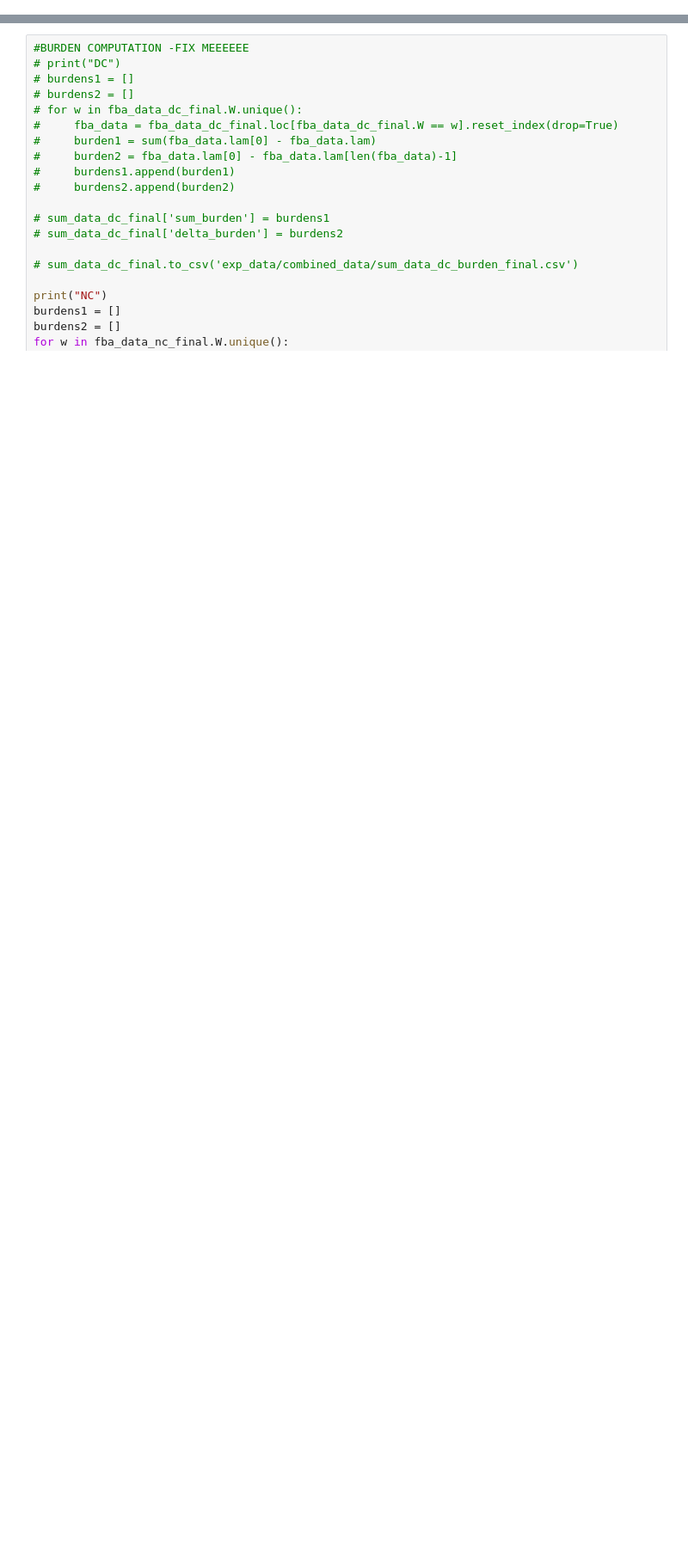
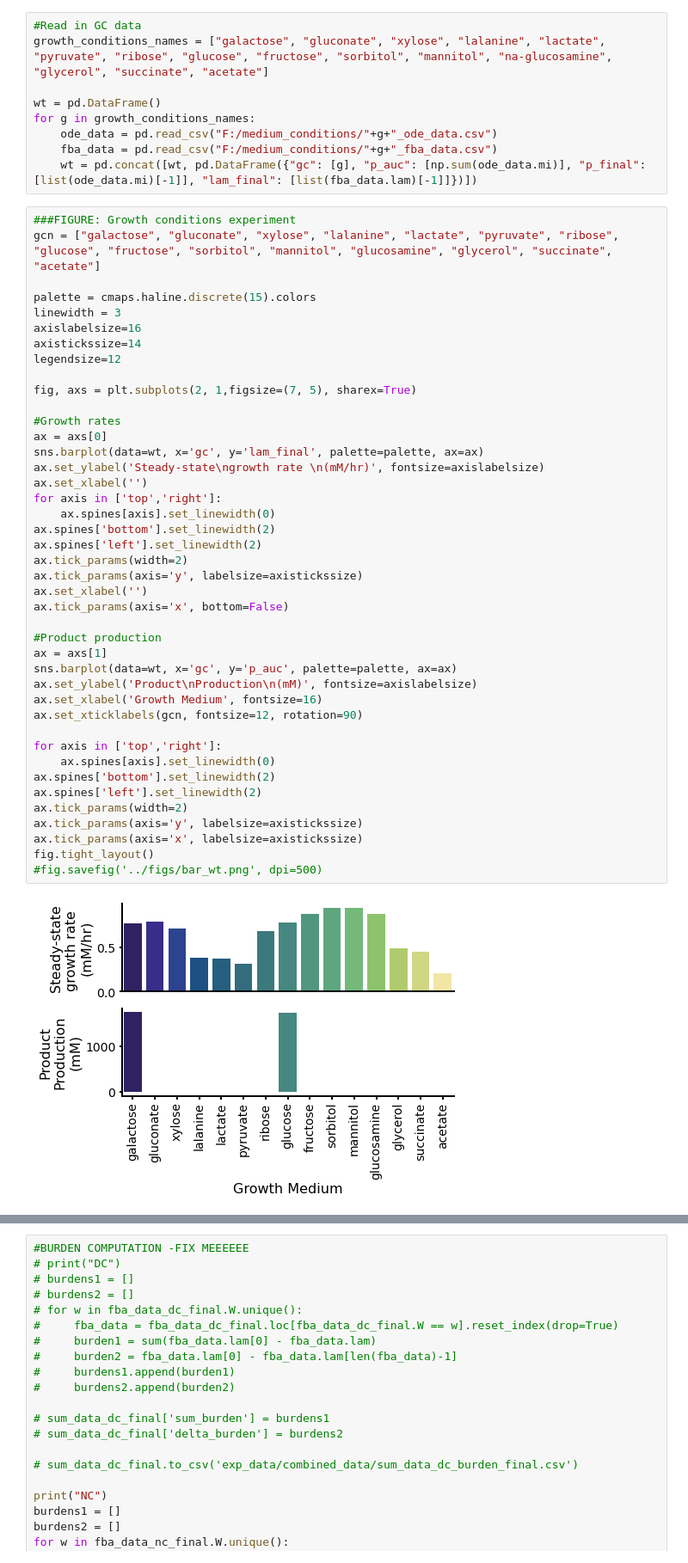
Before and after one commit to cjmerzbacher/joint-simulator, a Jupyter notebook: glucaric_acid/ga_viz.ipynb, the cells around one changed output, grey strips where cells are left out. Shown at 86% size. Drawn from its saved outputs; the diff is of its cells as text; blank space fills up the shorter version.

Commit message:
figures

```diff
--- a/glucaric_acid/ga_viz.ipynb
+++ b/glucaric_acid/ga_viz.ipynb
@@ -79,0 +52,53 @@ len(fba.W.unique())
+# %%
+#Read in GC data
+growth_conditions_names = ["galactose", "gluconate", "xylose", "lalanine", "lactate", "pyruvate", "ribose", "glucose", "fructose", "sorbitol", "mannitol", "na-glucosamine", "glycerol", "succinate", "acetate"]
+
+wt = pd.DataFrame()
+for g in growth_conditions_names:
+    ode_data = pd.read_csv("F:/medium_conditions/"+g+"_ode_data.csv")
+    fba_data = pd.read_csv("F:/medium_conditions/"+g+"_fba_data.csv")
+    wt = pd.concat([wt, pd.DataFrame({"gc": [g], "p_auc": [np.sum(ode_data.mi)], "p_final": [list(ode_data.mi)[-1]], "lam_final": [list(fba_data.lam)[-1]]})])
+# %%
+###FIGURE: Growth conditions experiment
+gcn = ["galactose", "gluconate", "xylose", "lalanine", "lactate", "pyruvate", "ribose", "glucose", "fructose", "sorbitol", "mannitol", "glucosamine", "glycerol", "succinate", "acetate"]
+
+palette = cmaps.haline.discrete(15).colors
+linewidth = 3
+axislabelsize=16
+axistickssize=14
+legendsize=12
+
+fig, axs = plt.subplots(2, 1,figsize=(7, 5), sharex=True)
+
+#Growth rates
+ax = axs[0]
+sns.barplot(data=wt, x='gc', y='lam_final', palette=palette, ax=ax)
+ax.set_ylabel('Steady-state\ngrowth rate \n(mM/hr)', fontsize=axislabelsize)
+ax.set_xlabel('')
+for axis in ['top','right']:
+    ax.spines[axis].set_linewidth(0)
+ax.spines['bottom'].set_linewidth(2)
+ax.spines['left'].set_linewidth(2)
+ax.tick_params(width=2)
+ax.tick_params(axis='y', labelsize=axistickssize)
+ax.set_xlabel('')
+ax.tick_params(axis='x', bottom=False)
+
+#Product production
+ax = axs[1]
+sns.barplot(data=wt, x='gc', y='p_auc', palette=palette, ax=ax)
+ax.set_ylabel('Product\nProduction\n(mM)', fontsize=axislabelsize)
+ax.set_xlabel('Growth Medium', fontsize=16)
+ax.set_xticklabels(gcn, fontsize=12, rotation=90)
+
+for axis in ['top','right']:
+    ax.spines[axis].set_linewidth(0)
+ax.spines['bottom'].set_linewidth(2)
+ax.spines['left'].set_linewidth(2)
+ax.tick_params(width=2)
+ax.tick_params(axis='y', labelsize=axistickssize)
+ax.tick_params(axis='x', labelsize=axistickssize)
+fig.tight_layout()
+#fig.savefig('../figs/bar_wt.png', dpi=500)
+# %% [output]
+[figure, added]
```
Also changed, not shown: parts of 14 cells of this notebook, 2 other files.
